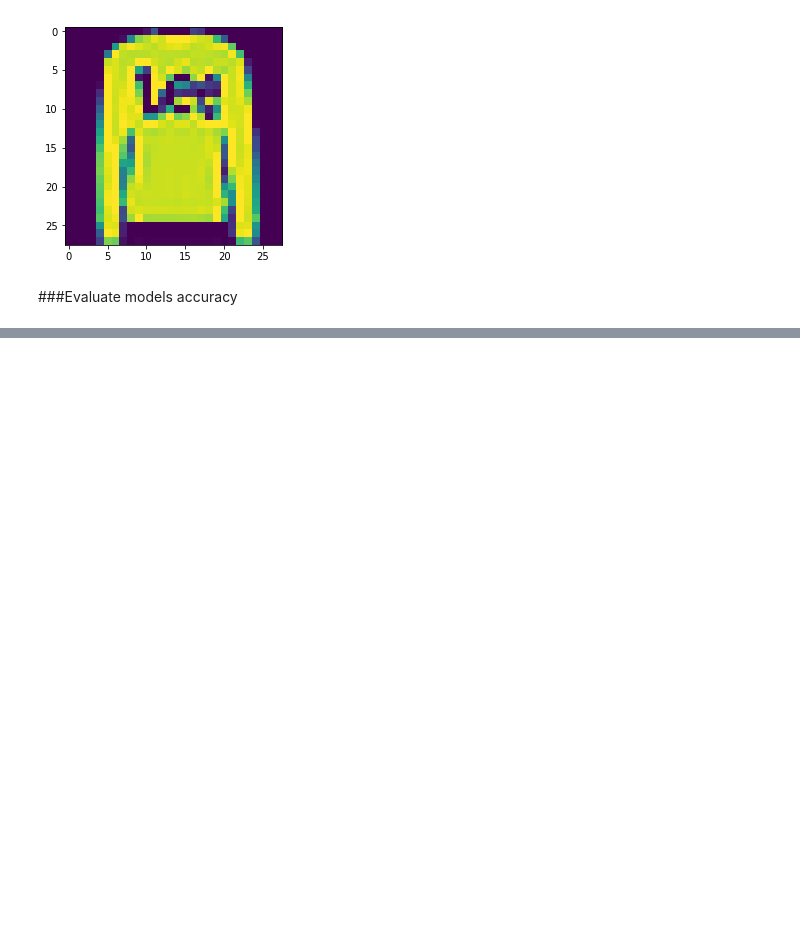
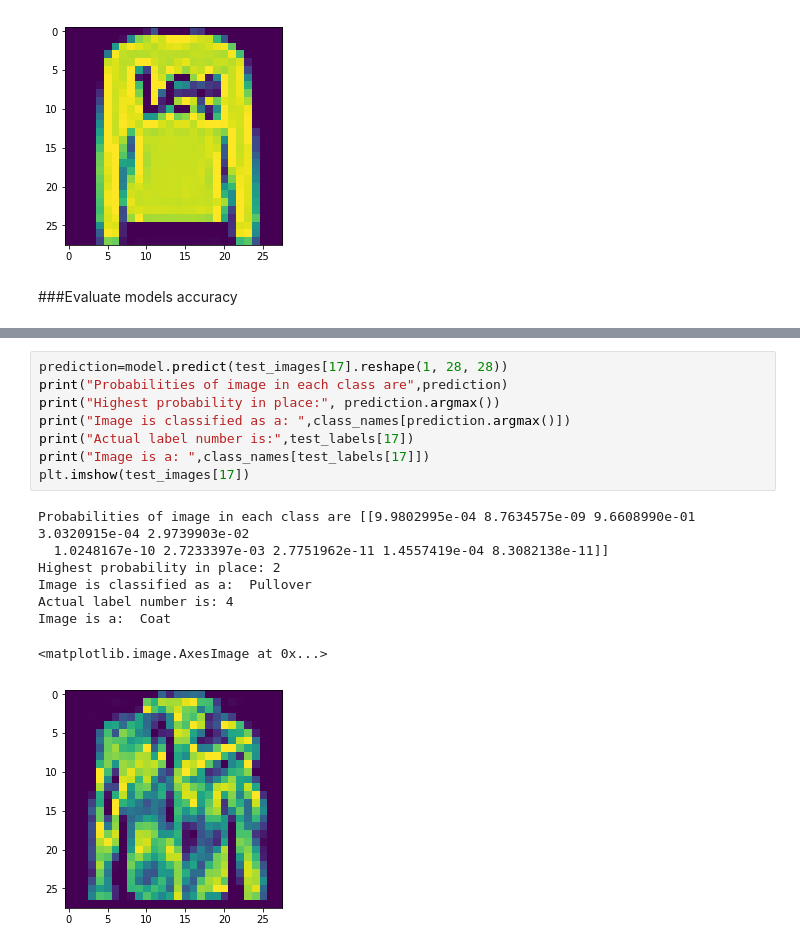
Before and after one commit to dpanagop/ML_and_AI_examples, a Jupyter notebook: Example of image classification with neural network.ipynb, the cells around one changed output, grey strips where cells are left out. Saved outputs shown, nothing was run; the diff lists cells and outputs as text; blank space fills up the shorter version.

```diff
--- a/Example of image classification with neural network.ipynb
+++ b/Example of image classification with neural network.ipynb
@@ -134,0 +147,17 @@ Test accuracy: 0.3568166055083275
+# %%
+prediction=model.predict(test_images[17].reshape(1, 28, 28))
+print("Probabilities of image in each class are",prediction)
+print("Highest probability in place:", prediction.argmax())
+print("Image is classified as a: ",class_names[prediction.argmax()])
+print("Actual label number is:",test_labels[17])
+print("Image is a: ",class_names[test_labels[17]])
+plt.imshow(test_images[17])
+# %% [output]
+Probabilities of image in each class are [[9.9802995e-04 8.7634575e-09 9.6608990e-01 3.0320915e-04 2.9739903e-02
+  1.0248167e-10 2.7233397e-03 2.7751962e-11 1.4557419e-04 8.3082138e-11]]
+Highest probability in place: 2
+Image is classified as a:  Pullover
+Actual label number is: 4
+Image is a:  Coat
+<matplotlib.image.AxesImage at 0x...>
+[figure, added]
```
Also changed, not shown: parts of 5 cells of this notebook.
